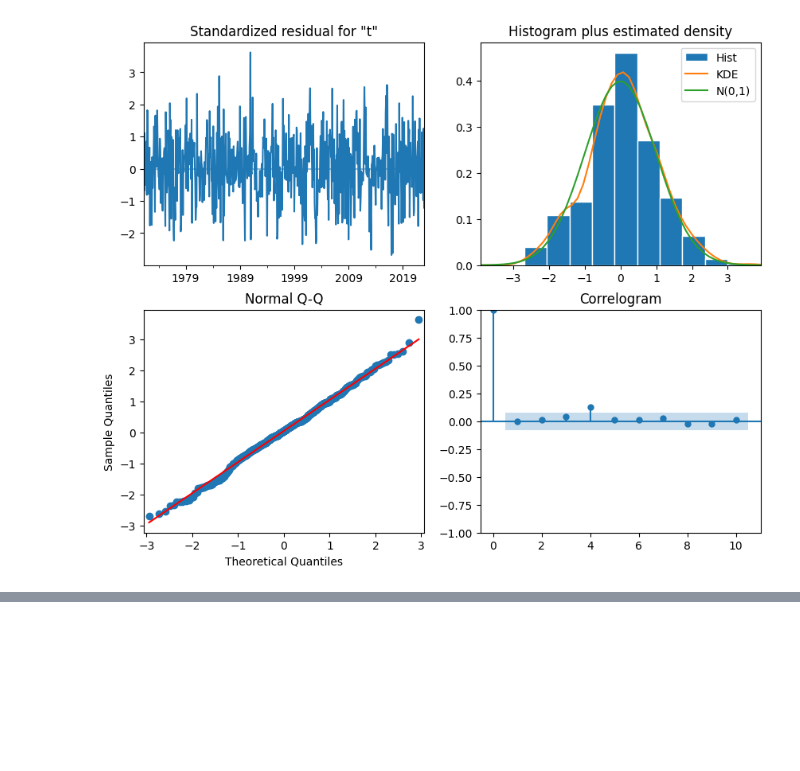
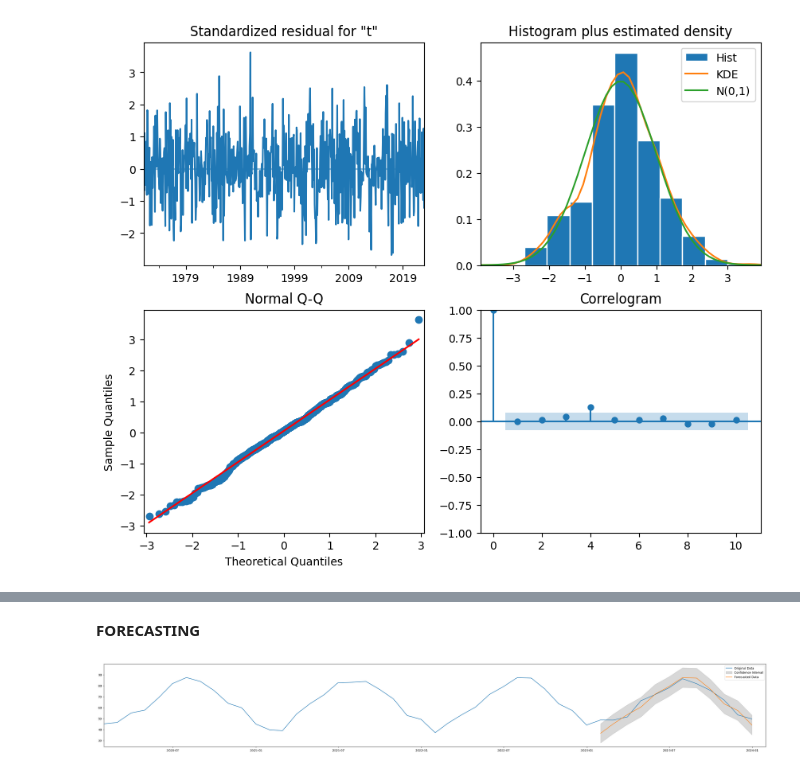
Before and after one commit to maggiecrowner/DS4002-Project-2, a Jupyter notebook: SCRIPTS/Analysis.ipynb, the cells around one changed output, grey strips where cells are left out. Drawn from its saved outputs; the diff is of its cells as text; code cells hidden in the pictures; blank space fills up the shorter version.

```diff
--- a/SCRIPTS/Analysis.ipynb
+++ b/SCRIPTS/Analysis.ipynb
@@ -369,0 +408,38 @@ Model 3 is the lowest on all three evaluation criterion, meaning that it is the
+# %% [markdown]
+**FORECASTING**
+# %%
+from statsmodels.tsa.statespace.sarimax import SARIMAX
+
+past_data = df_monthly['tmax']['1970-01-01':'2022-12-31']
+model = SARIMAX(past_data, order=(0,0,2), seasonal_order=(0,1,0,12))
+
+# Fit the model to the data
+model_fit = model.fit()
+
+# Make predictions
+predictions = model_fit.forecast(steps=12)
+
+import matplotlib.pyplot as plt
+import datetime as dt
+import numpy as np
+import scipy.stats as st
+
+plt.figure(figsize=(40, 5))
+plt.xlim(dt.datetime(2020, 1, 31), dt.datetime(2024, 1, 31))
+plt.plot(df_monthly.index, df_monthly['tmax'], label='Original Data')
+
+forecast_obj = model_fit.get_forecast(steps=12)
+
+# Get confidence intervals
+conf_int = forecast_obj.conf_int()
+pred_lower = conf_int.iloc[:, 0]
+pred_upper = conf_int.iloc[:, 1]
+
+plt.fill_between(predictions.index, pred_lower, pred_upper, color='gray', alpha=0.3, label='Confidence Interval')
+
+plt.plot(predictions.index, predictions, label='Forecasted Data')
+
+plt.legend()
+plt.show()
+# %% [output]
+[figure, added]
```
Also changed, not shown: parts of 3 cells of this notebook.
